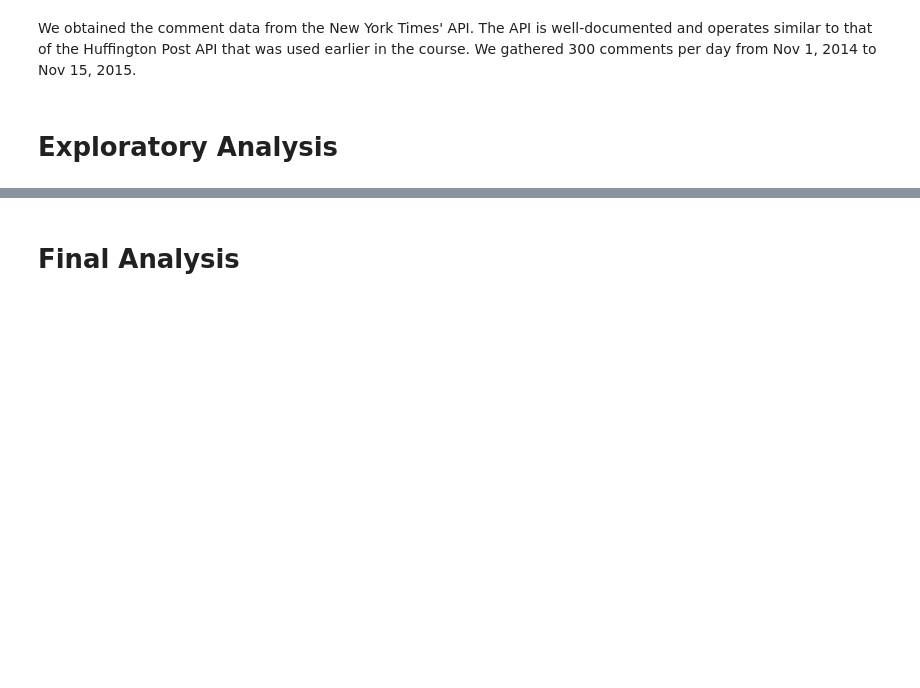
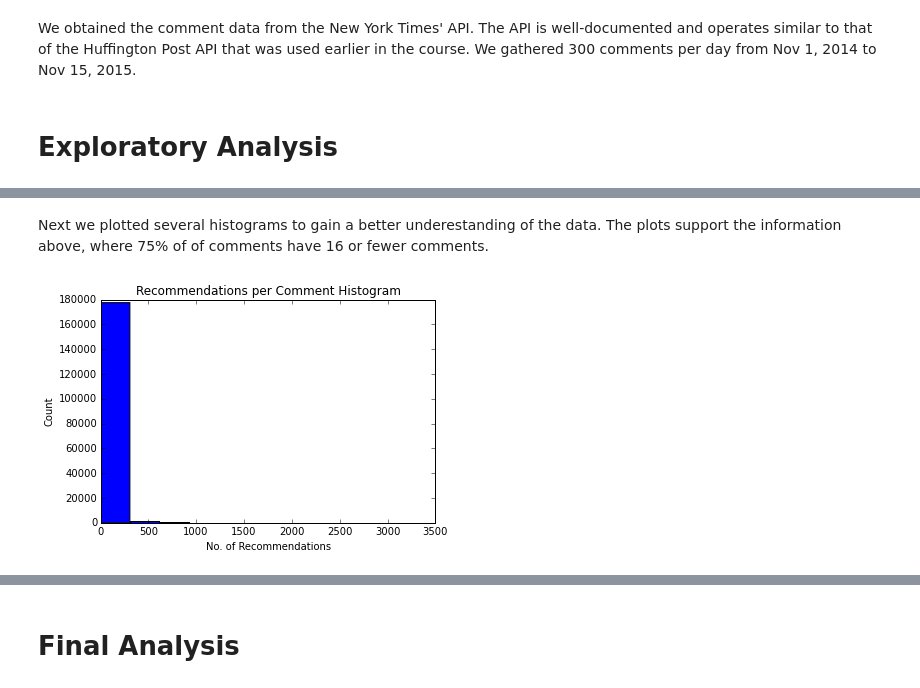
Before and after one commit to CS109-comment/NYTimes-Comment-Popularity-Prediction, a Jupyter notebook: IPython_Process_Notebook.ipynb, the cells around one changed output, grey strips where cells are left out. Saved outputs shown, nothing was run; the diff lists cells and outputs as text; code cells hidden in the pictures; blank space fills up the shorter version.

```diff
--- a/IPython_Process_Notebook.ipynb
+++ b/IPython_Process_Notebook.ipynb
@@ -145,0 +176,10 @@ commentsdf=pd.DataFrame(commentsdicts)
+# %% [markdown]
+Next we plotted several histograms to gain a better underestanding of the data. The plots support the information above, where 75% of of comments have 16 or fewer comments.
+# %%
+plt.hist(commentsdf["recommendationCount"])
+plt.title("Recommendations per Comment Histogram")
+plt.ylabel("Count")
+plt.xlabel("No. of Recommendations")
+plt.show()
+# %% [output]
+[figure, added]
```
Also changed, not shown: parts of 6 cells of this notebook.
